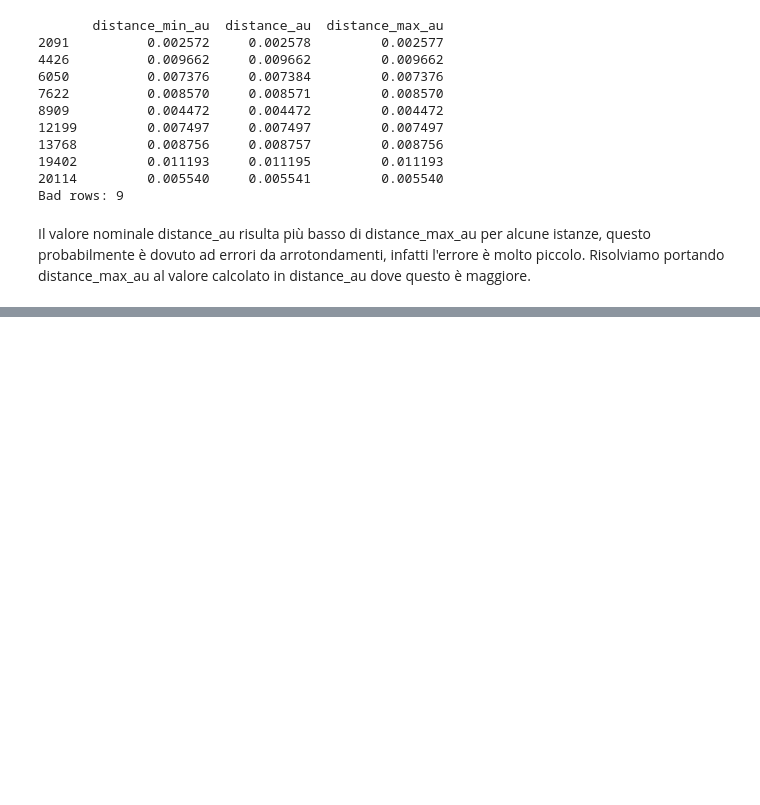
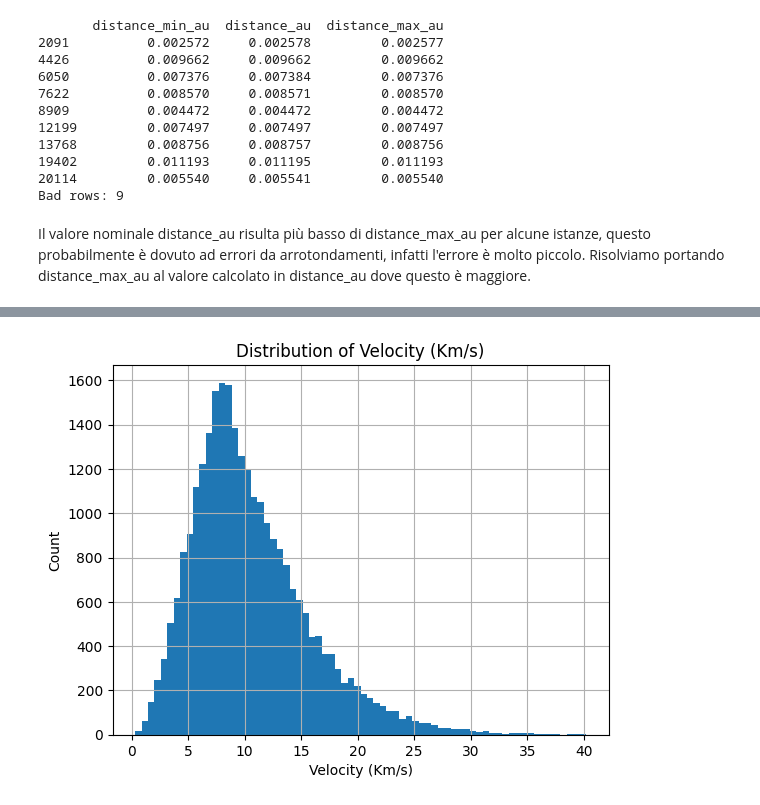
Before and after one commit to k3lly200413-2/Progetto_Nasa_Data_Intensive, a Jupyter notebook: Untitled.ipynb, the cells around one changed output, grey strips where cells are left out. Saved outputs shown, nothing was run; the diff lists cells and outputs as text; code cells hidden in the pictures; blank space fills up the shorter version.

```diff
--- a/Untitled.ipynb
+++ b/Untitled.ipynb
@@ -664,0 +701,8 @@ memory usage: 7.1 MB
+# %%
+merged["velocity_km_s"].hist(bins=70)
+plt.xlabel("Velocity (Km/s)")
+plt.ylabel("Count")
+plt.title('Distribution of Velocity (Km/s)')
+plt.show()
+# %% [output]
+[figure, added]
```
Also changed, not shown: parts of 27 cells of this notebook.
